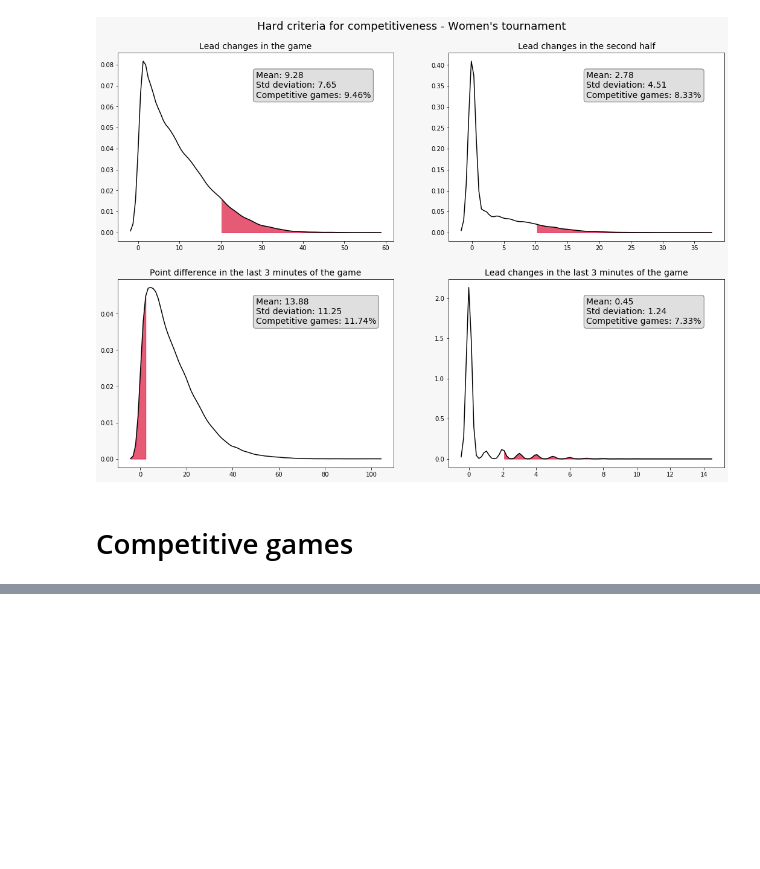
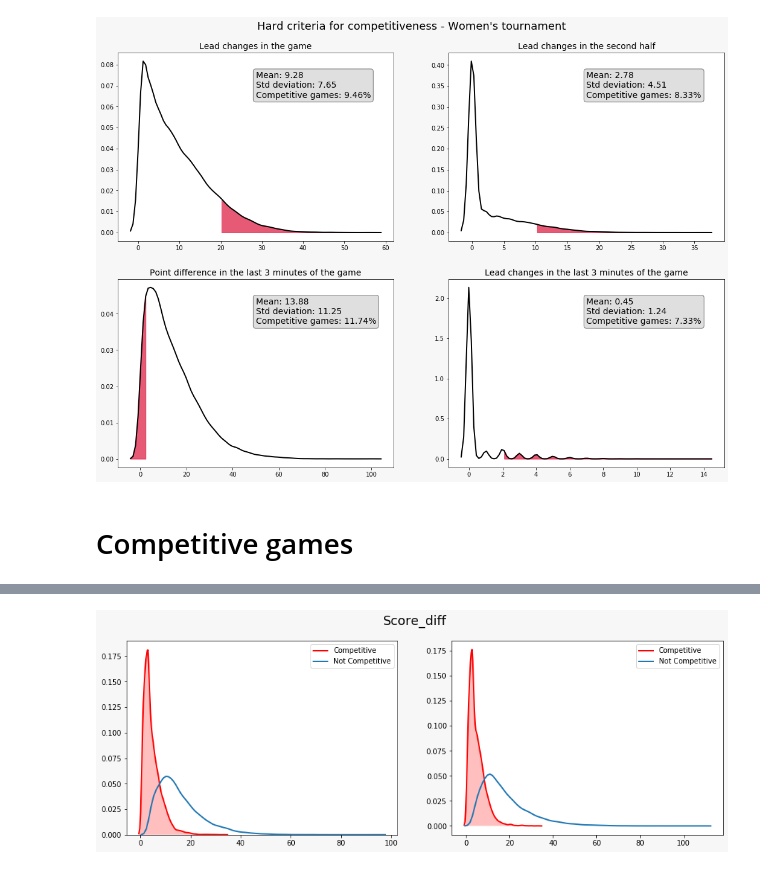
Before and after one commit to lucabasa/kaggle_competitions, a Jupyter notebook: marc_madness/09_eda_competitive.ipynb, the cells around one changed output, grey strips where cells are left out. Cells and saved outputs as stored; diff of their text form; code cells hidden in the pictures; blank space fills up the shorter version.

```diff
--- a/marc_madness/09_eda_competitive.ipynb
+++ b/marc_madness/09_eda_competitive.ipynb
@@ -117,0 +162,4 @@ events_m.head()
+# %%
+competitive_segm(events_m, events_w, 'Score_diff', 'Score_diff')
+# %% [output]
+[figure, added]
```
Also changed, not shown: parts of 19 cells of this notebook.
